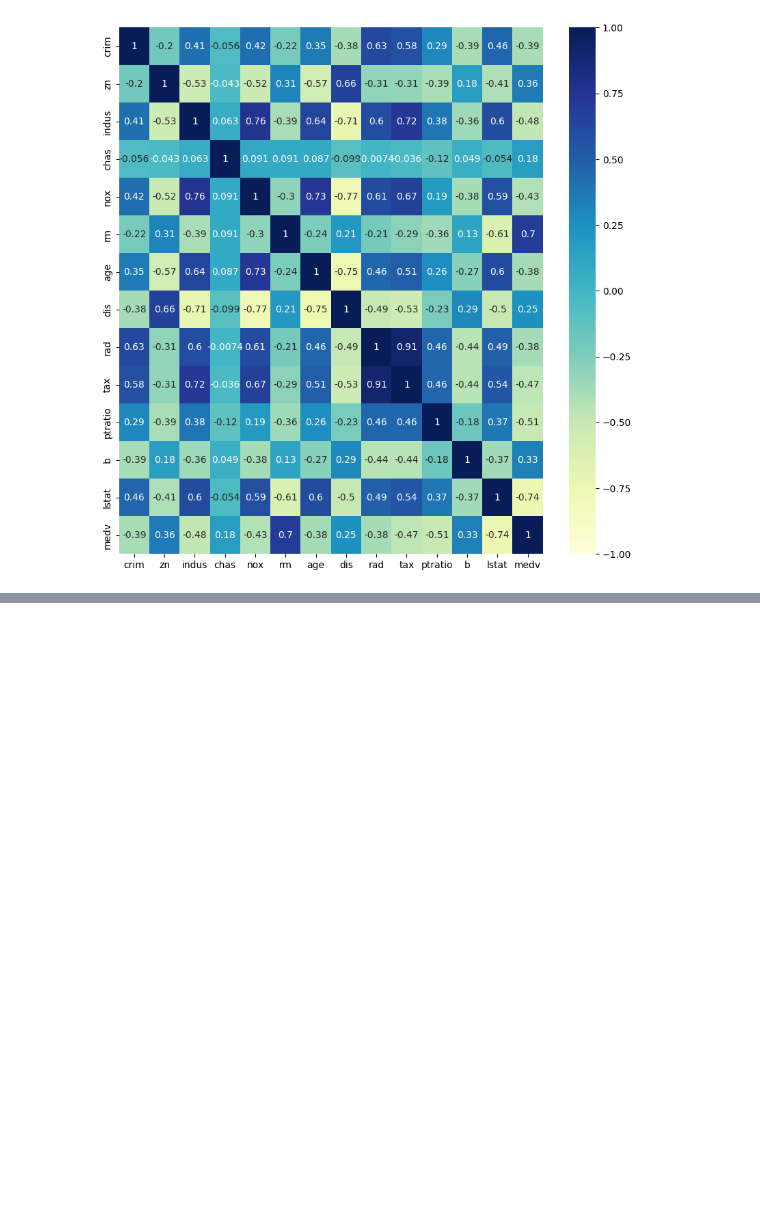
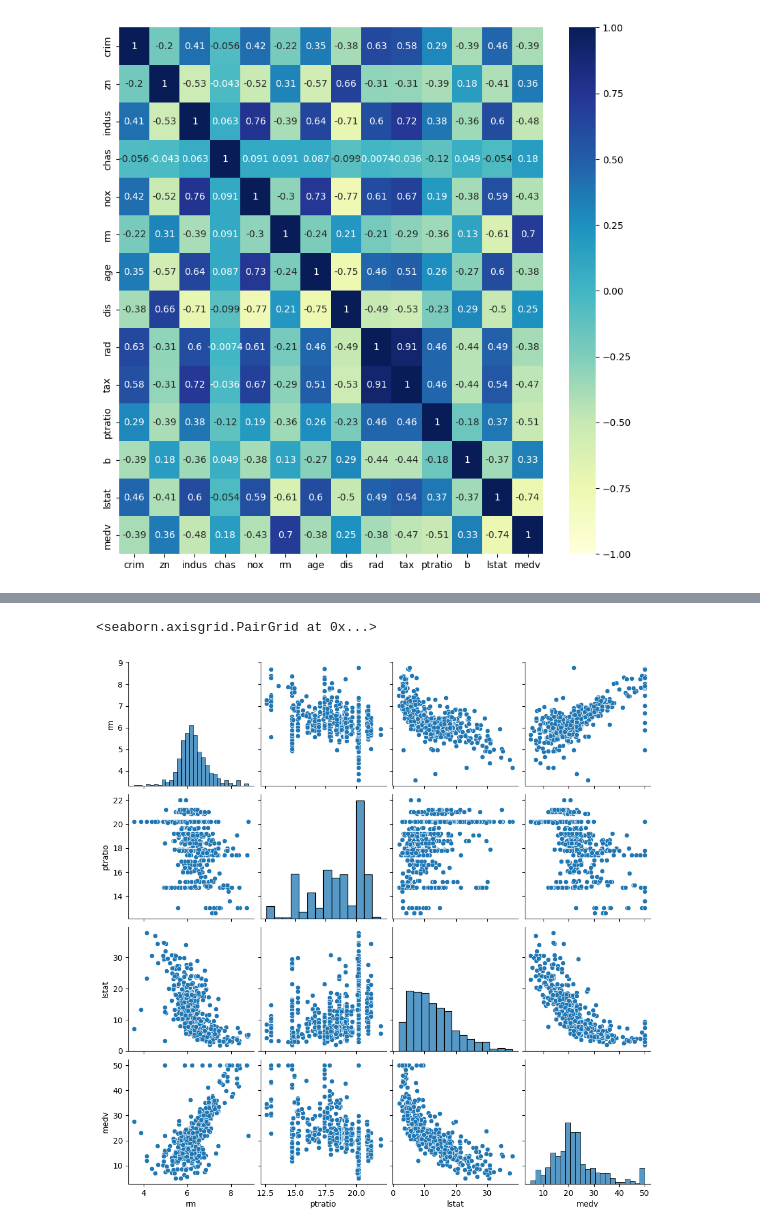
Before and after one commit to Pratyusha-Mukherjee/FSP-MachineLearning, a Jupyter notebook: day3/multiple_linear_regression.ipynb, the cells around one changed output, grey strips where cells are left out. Cells and saved outputs as stored; diff of their text form; code cells hidden in the pictures; blank space fills up the shorter version.

```diff
--- a/day3/multiple_linear_regression.ipynb
+++ b/day3/multiple_linear_regression.ipynb
@@ -304,3 +304,18 @@ sns.heatmap(df.corr(), annot=True, cmap="YlGnBu", vmin=-1, vmax=1)
 plt.show()
 # %% [output]
 [figure]
+# %%
+def get_corelated_data(corrdata, threshold):
+    feature = []
+    value = []
+    for index in corrdata.index:
+        if abs(corrdata.loc[index]) > threshold:
+            feature.append(index)
+            value.append(corrdata.loc[index])
+
+    df = pd.DataFrame(data=value, index=feature, columns=['corr_value'])
+    return df
+# %%
+threshold = 0.50
+corr_value = get_corelated_data(cormat['medv'], threshold)
+corr_value
@@ -306,0 +328,3 @@ plt.show()
+# %%
+corelated_data=df[corr_value.index]
+corelated_data
@@ -306,0 +345,5 @@ plt.show()
+# %%
+sns.pairplot(corelated_data)
+# %% [output]
+<seaborn.axisgrid.PairGrid at 0x...>
+[figure, added]
```
Also changed, not shown: parts of 6 cells of this notebook.
